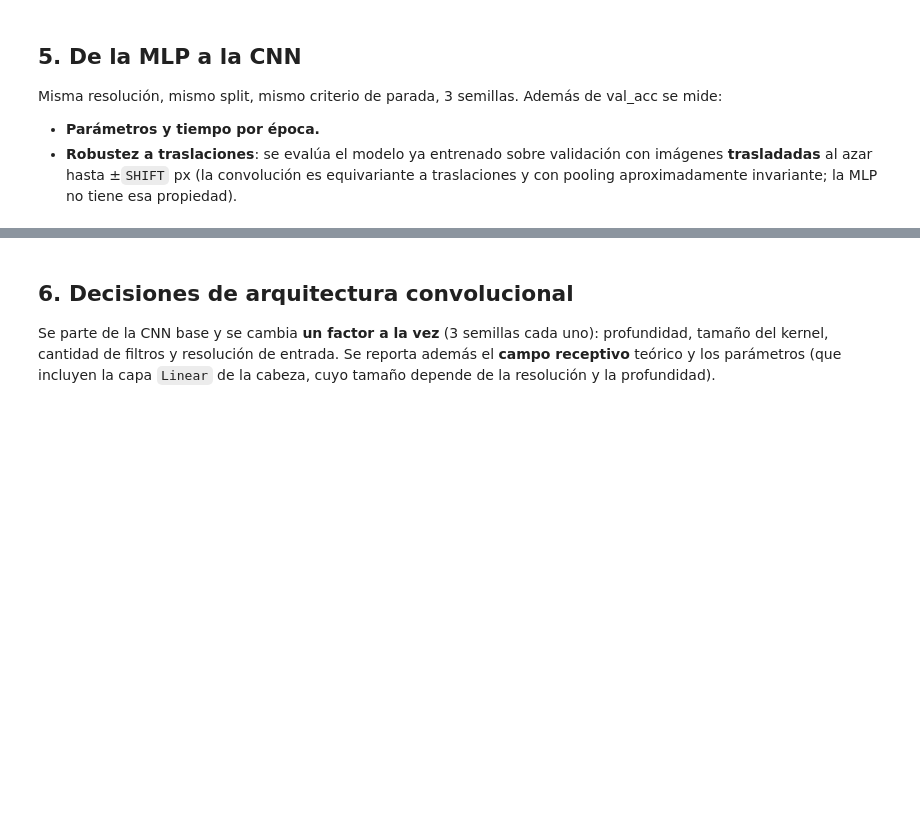
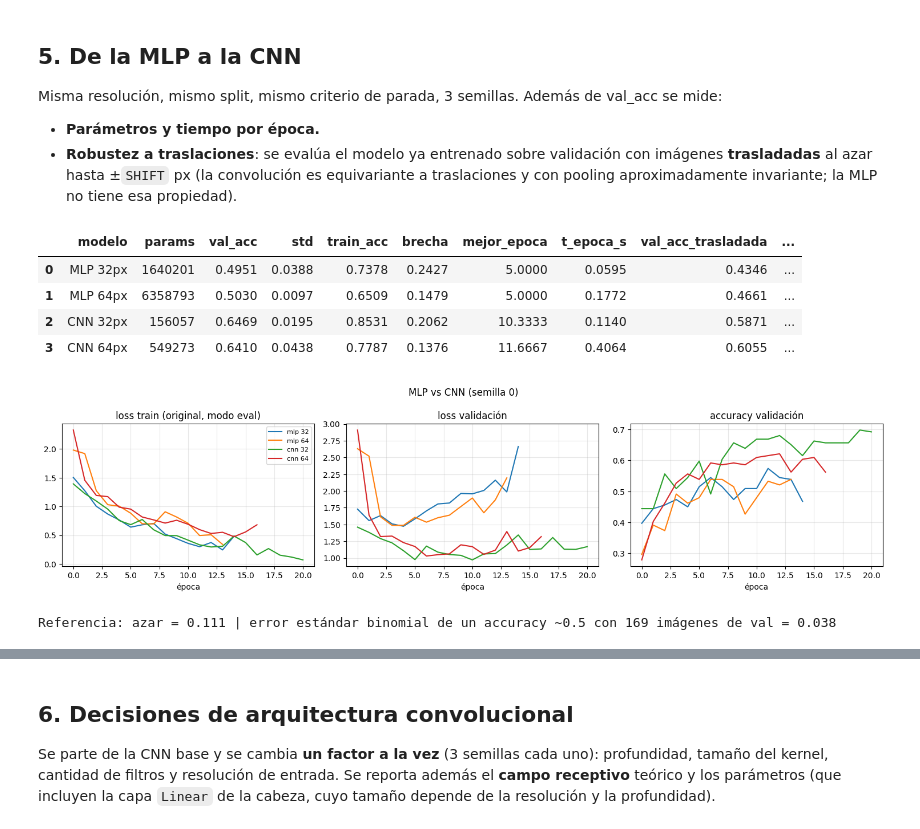
Before and after one commit to DinosaurioBlue/TP_CNN_Bonacina, a Jupyter notebook: CNN_en_Skin_Dataset.ipynb, the cells around one changed output, grey strips where cells are left out. Drawn from its saved outputs; the diff is of its cells as text; code cells hidden in the pictures; blank space fills up the shorter version.

```diff
--- a/CNN_en_Skin_Dataset.ipynb
+++ b/CNN_en_Skin_Dataset.ipynb
@@ -318,19 +461,30 @@ Misma resolución, mismo split, mismo criterio de parada, 3 semillas. Además de
 - **Parámetros y tiempo por época.**
 - **Robustez a traslaciones**: se evalúa el modelo ya entrenado sobre validación con imágenes **trasladadas** al azar hasta ±`SHIFT` px (la convolución es equivariante a traslaciones y con pooling aproximadamente invariante; la MLP no tiene esa propiedad).
 # %%
-SHIFT = {32: 4, 64: 8}
+SHIFT = {32: 4, 64: 4}
 rows, store = [], {}
 for model_name, size in [("mlp", 32), ("mlp", 64), ("cnn", 32), ("cnn", 64)]:
     cfg = {**BASE, "model": model_name, "size": size}
     r, ms, hs = run(cfg)
     clean = [evaluate(m, idx_va, size)[1] for m in ms]; shifted = [np.mean([evaluate(m, idx_va, size, shift=SHIFT[size])[1] for _ in range(3)]) for m in ms]
     rows.append(dict(modelo=f"{model_name.upper()} {size}px", params=r["params"], val_acc=r["val_acc"], std=r["val_acc_std"], train_acc=r["train_acc"],
                      brecha=r["brecha"], mejor_epoca=r["best_epoch"], t_epoca_s=r["t_epoca_s"],
                      val_acc_trasladada=np.mean(shifted), caida_por_traslacion=np.mean(clean) - np.mean(shifted)))
     store[f"{model_name} {size}"] = hs[0]
-display(pd.DataFrame(rows).round(4))
+tabla_comparacion = pd.DataFrame(rows)
+# Caída porcentual relativa respecto de val_acc; si vale cero, el porcentaje no está definido.
+tabla_comparacion["DeltaPorcentual"] = (tabla_comparacion["val_acc"] - tabla_comparacion["val_acc_trasladada"]) / tabla_comparacion["val_acc"].replace(0, np.nan) * 100
+display(tabla_comparacion.round(4))
 plot_curves(store, "MLP vs CNN (semilla 0)")
 print(f"Referencia: azar = {1/NUM_CLASSES:.3f} | error estándar binomial de un accuracy ~0.5 con {len(idx_va)} imágenes de val = {np.sqrt(.25/len(idx_va)):.3f}")
+# %% [output]
+|  | modelo | params | val_acc | std | train_acc | brecha | mejor_epoca | t_epoca_s | val_acc_trasladada | ... |
+| 0 | MLP 32px | 1640201 | 0.4951 | 0.0388 | 0.7378 | 0.2427 | 5.0000 | 0.0595 | 0.4346 | ... |
+| 1 | MLP 64px | 6358793 | 0.5030 | 0.0097 | 0.6509 | 0.1479 | 5.0000 | 0.1772 | 0.4661 | ... |
+| 2 | CNN 32px | 156057 | 0.6469 | 0.0195 | 0.8531 | 0.2062 | 10.3333 | 0.1140 | 0.5871 | ... |
+| 3 | CNN 64px | 549273 | 0.6410 | 0.0438 | 0.7787 | 0.1376 | 11.6667 | 0.4064 | 0.6055 | ... |
+[figure, added]
+Referencia: azar = 0.111 | error estándar binomial de un accuracy ~0.5 con 169 imágenes de val = 0.038
 # %% [markdown]
 ### ✏️ TU ANÁLISIS 1 - De la MLP a la CNN
 1. Compará MLP y CNN en **parámetros, val_acc (± desvío), brecha train-val, tiempo por época y época de convergencia**. ¿La diferencia de val_acc supera el ruido entre semillas y el error estándar de la validación?
```
Also changed, not shown: parts of 25 cells of this notebook, 1 other file.
